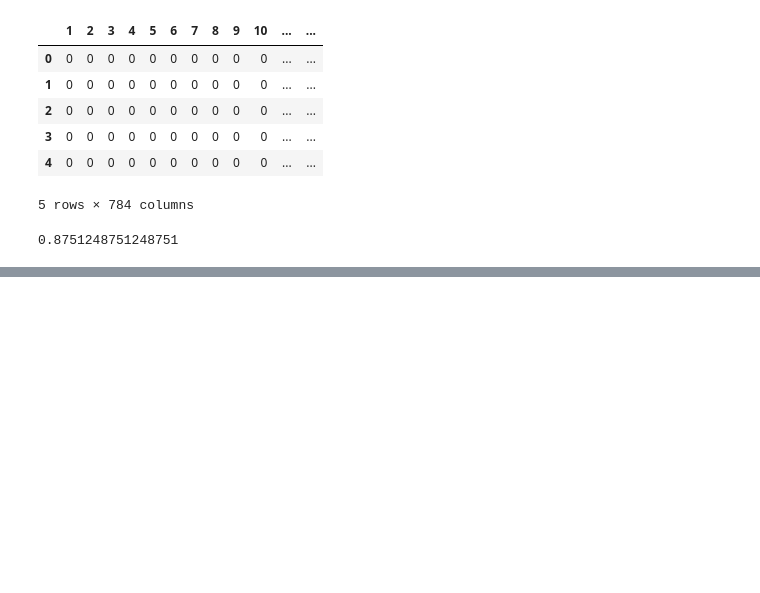
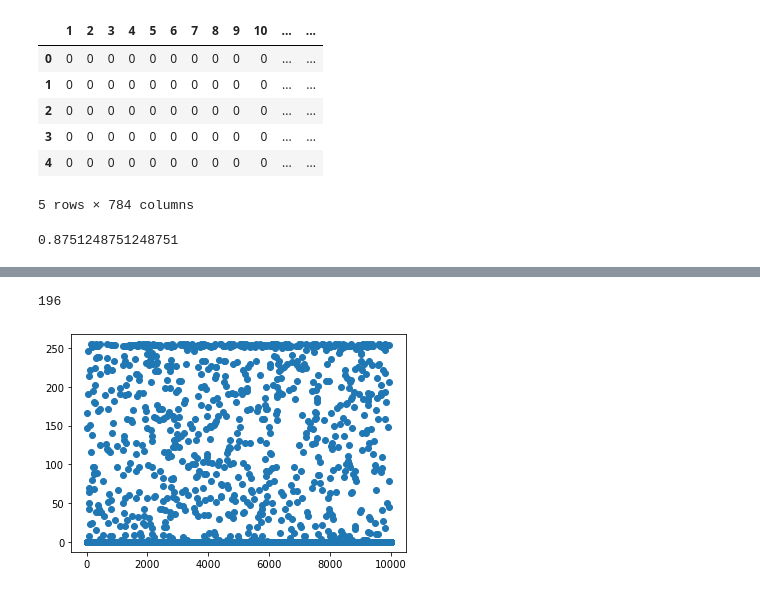
Before and after one commit to kim0502/Pythonelkim, a Jupyter notebook: 4.MachineLearning/Note/17.이미지 내부의 문자인식.ipynb, the cells around one changed output, grey strips where cells are left out. Saved outputs shown, nothing was run; the diff lists cells and outputs as text; code cells hidden in the pictures; blank space fills up the shorter version.

```diff
--- a/4.MachineLearning/Note/17.이미지 내부의 문자인식.ipynb
+++ b/4.MachineLearning/Note/17.이미지 내부의 문자인식.ipynb
@@ -138,0 +230,4 @@ clf.score(test_data, test_label)
+# %%
+train_10 = pd.read_csv("../Data/train_10k.csv",header=None)
+train_20 = pd.read_csv("../Data/train_20k.csv",header=None)
+train_10.head()
@@ -138,0 +242,3 @@ clf.score(test_data, test_label)
+# %%
+train_data = train_10.iloc[:,train_10.columns !=0]
+train_label =  train_10.iloc[:, train_10.columns ==0]
@@ -138,0 +302,14 @@ clf.score(test_data, test_label)
+# %%
+tempColumns =[]
+wow2 =wow.reshape(28, 28)
+count = 0
+
+for i in range(0,29):
+    if i % 2 ==1:
+        for j in range (0,29):
+            if j % 2 == 1:
+                tempColumns.append(wow2[i,j])
+                count +=1
+count
+# %% [output]
+196
@@ -138,0 +318,5 @@ clf.score(test_data, test_label)
+# %%
+plt.scatter(train_data.index, train_data[100])
+plt.show()
+# %% [output]
+[figure, added]
```
Also changed, not shown: parts of 21 cells of this notebook.
